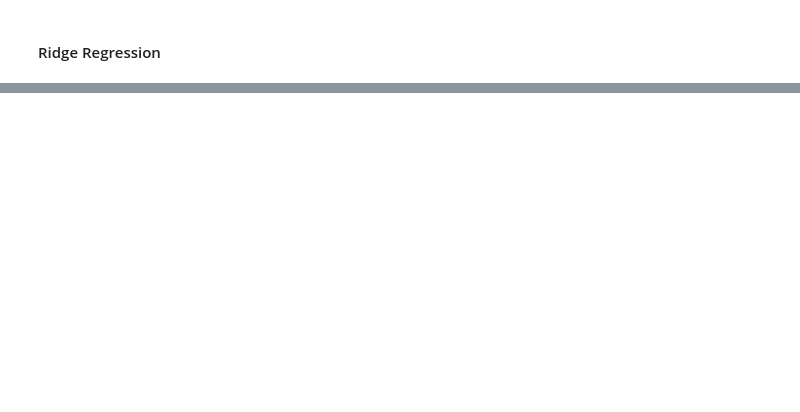
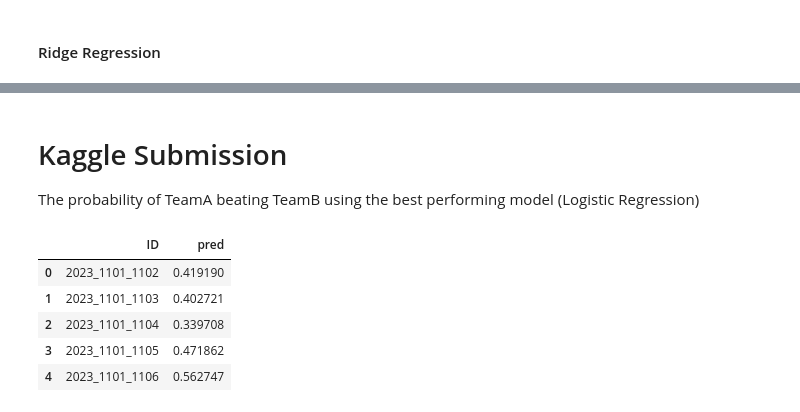
Before and after one commit to ewak42/9417_group_b_march_madness, a Jupyter notebook: advanced_stats_features.ipynb, the cells around one changed output, grey strips where cells are left out. Saved outputs shown, nothing was run; the diff lists cells and outputs as text; code cells hidden in the pictures; blank space fills up the shorter version.

```diff
--- a/advanced_stats_features.ipynb
+++ b/advanced_stats_features.ipynb
@@ -801,0 +834,22 @@ Local ROC AUC is 0.8127
+# %% [markdown]
+# Kaggle Submission
+
+The probability of TeamA beating TeamB using the best performing model (Logistic Regression)
+# %%
+pred_test = np.mean(log_pred_tests, 0)
+df_test['pred'] = pred_test
+
+sub = df_test[['ID', 'pred']].copy()
+
+sub['pred'] = sub['pred'].mask(sub['ID'] == '2023_1116_1228', 1)
+sub.iloc[5082]
+
+sub.to_csv('submission.csv', index=False)
+sub.head()
+# %% [output]
+|  | ID | pred |
+| 0 | 2023_1101_1102 | 0.419190 |
+| 1 | 2023_1101_1103 | 0.402721 |
+| 2 | 2023_1101_1104 | 0.339708 |
+| 3 | 2023_1101_1105 | 0.471862 |
+| 4 | 2023_1101_1106 | 0.562747 |
```
Also changed, not shown: parts of 12 cells of this notebook.
